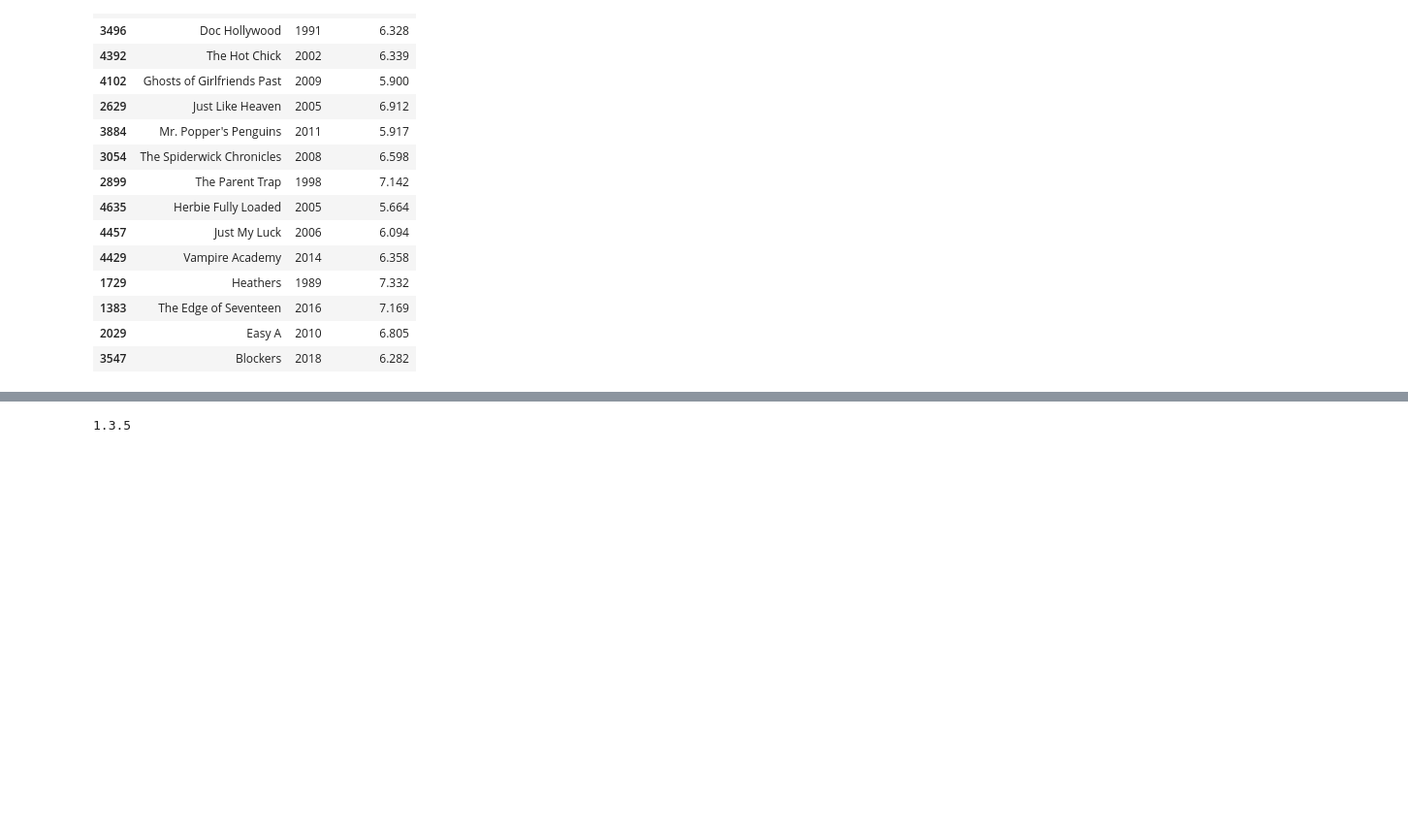
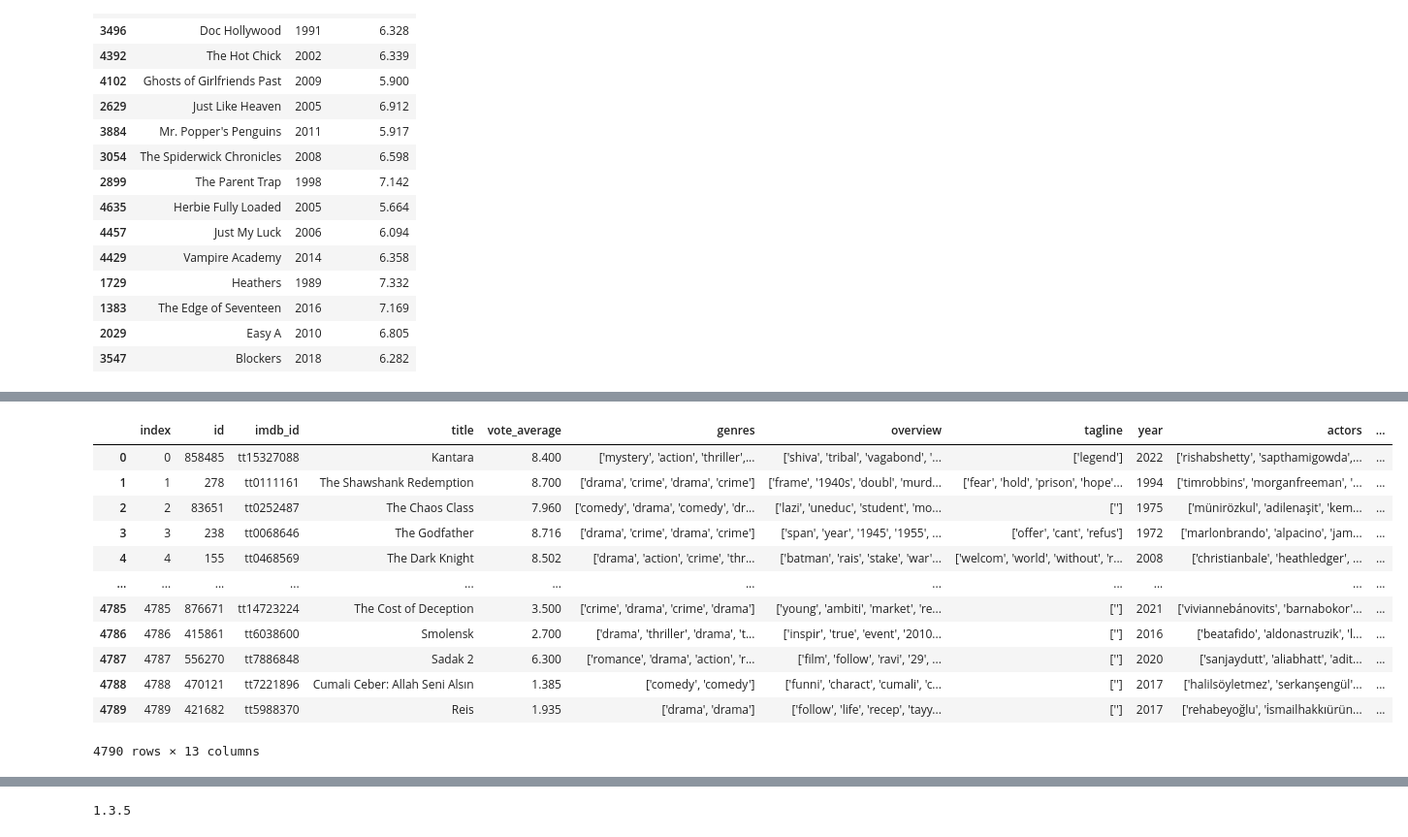
Before and after one commit to mju-git/similar-movie-recommender, a Jupyter notebook: data_preprocessing.ipynb, the cells around one changed output, grey strips where cells are left out. Shown at 97% size. Saved outputs shown, nothing was run; the diff lists cells and outputs as text; code cells hidden in the pictures; blank space fills up the shorter version.

```diff
--- a/data_preprocessing.ipynb
+++ b/data_preprocessing.ipynb
@@ -319,3 +328,19 @@ sim.head()
+# %%
+pd.read_csv('data/movies.csv', index_col=[0])
+# %% [output]
+|  | index | id | imdb_id | title | vote_average | genres | overview | tagline | year | actors | ... |
+| 0 | 0 | 858485 | tt15327088 | Kantara | 8.400 | ['mystery', 'action', 'thriller',... | ['shiva', 'tribal', 'vagabond', '... | ['legend'] | 2022 | ['rishabshetty', 'sapthamigowda',... | ... |
+| 1 | 1 | 278 | tt0111161 | The Shawshank Redemption | 8.700 | ['drama', 'crime', 'drama', 'crime'] | ['frame', '1940s', 'doubl', 'murd... | ['fear', 'hold', 'prison', 'hope'... | 1994 | ['timrobbins', 'morganfreeman', '... | ... |
+| 2 | 2 | 83651 | tt0252487 | The Chaos Class | 7.960 | ['comedy', 'drama', 'comedy', 'dr... | ['lazi', 'uneduc', 'student', 'mo... | [''] | 1975 | ['münirözkul', 'adilenaşit', 'kem... | ... |
+| 3 | 3 | 238 | tt0068646 | The Godfather | 8.716 | ['drama', 'crime', 'drama', 'crime'] | ['span', 'year', '1945', '1955', ... | ['offer', 'cant', 'refus'] | 1972 | ['marlonbrando', 'alpacino', 'jam... | ... |
+| 4 | 4 | 155 | tt0468569 | The Dark Knight | 8.502 | ['drama', 'action', 'crime', 'thr... | ['batman', 'rais', 'stake', 'war'... | ['welcom', 'world', 'without', 'r... | 2008 | ['christianbale', 'heathledger', ... | ... |
+| ... | ... | ... | ... | ... | ... | ... | ... | ... | ... | ... | ... |
+| 4785 | 4785 | 876671 | tt14723224 | The Cost of Deception | 3.500 | ['crime', 'drama', 'crime', 'drama'] | ['young', 'ambiti', 'market', 're... | [''] | 2021 | ['viviannebánovits', 'barnabokor'... | ... |
+| 4786 | 4786 | 415861 | tt6038600 | Smolensk | 2.700 | ['drama', 'thriller', 'drama', 't... | ['inspir', 'true', 'event', '2010... | [''] | 2016 | ['beatafido', 'aldonastruzik', 'l... | ... |
+| 4787 | 4787 | 556270 | tt7886848 | Sadak 2 | 6.300 | ['romance', 'drama', 'action', 'r... | ['film', 'follow', 'ravi', '29', ... | [''] | 2020 | ['sanjaydutt', 'aliabhatt', 'adit... | ... |
+| 4788 | 4788 | 470121 | tt7221896 | Cumali Ceber: Allah Seni Alsın | 1.385 | ['comedy', 'comedy'] | ['funni', 'charact', 'cumali', 'c... | [''] | 2017 | ['halilsöyletmez', 'serkanşengül'... | ... |
+| 4789 | 4789 | 421682 | tt5988370 | Reis | 1.935 | ['drama', 'drama'] | ['follow', 'life', 'recep', 'tayy... | [''] | 2017 | ['rehabeyoğlu', 'i̇smailhakkıürün... | ... |
+4790 rows × 13 columns
 # %%
 url = "https://api.themoviedb.org/3/movie/155?api_key=7aa8ed02db282841456234e35f1401a1&language=en-US"
 data = requests.get(url)
```
Also changed, not shown: parts of 9 cells of this notebook, 1 other file.
